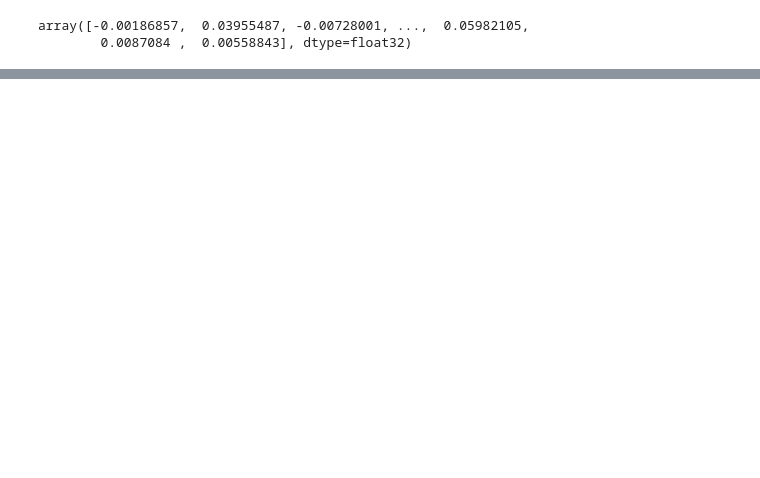
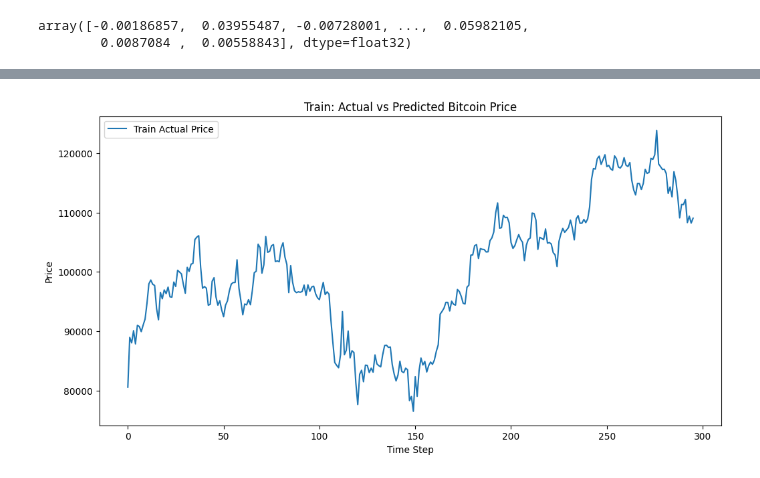
Before and after one commit to Sarthak-gupta-cpp/SentimentAnalysisCrypto, a Jupyter notebook: lst_price/lstm.ipynb, the cells around one changed output, grey strips where cells are left out. Drawn from its saved outputs; the diff is of its cells as text; code cells hidden in the pictures; blank space fills up the shorter version.

```diff
--- a/lst_price/lstm.ipynb
+++ b/lst_price/lstm.ipynb
@@ -306,0 +574,11 @@ NameError: name 'algo' is not defined
+# %%
+#plotting graph
+plt.figure(figsize=(12,6))
+plt.plot(actual_prices2, label='Train Actual Price')
+plt.title('Train: Actual vs Predicted Bitcoin Price')
+plt.xlabel('Time Step')
+plt.ylabel('Price')
+plt.legend()
+plt.show()
+# %% [output]
+[figure, added]
```
Also changed, not shown: parts of 15 cells of this notebook, 11 other files.
